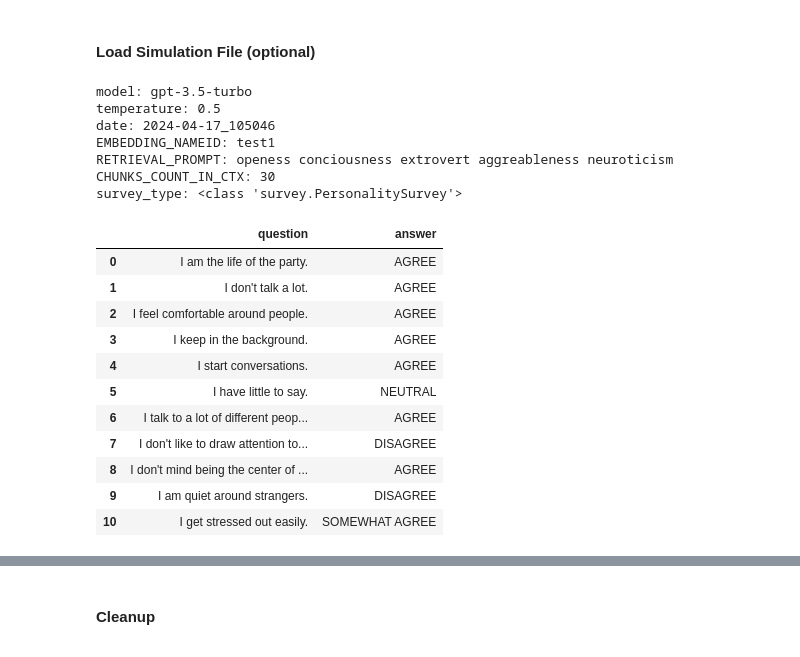
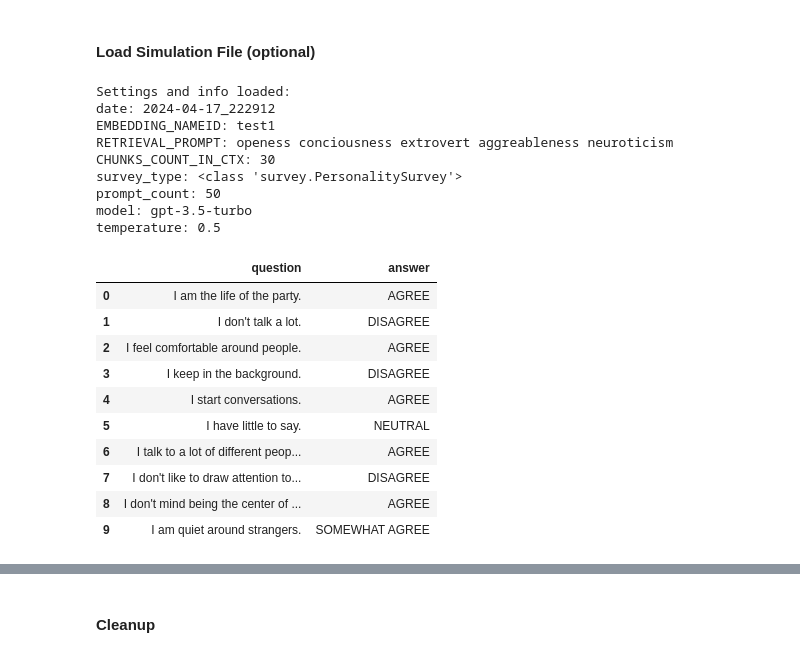
Before and after one commit to Brikas/Thesis, a Jupyter notebook: airidas.ipynb, the cells around one changed output, grey strips where cells are left out. Drawn from its saved outputs; the diff is of its cells as text; code cells hidden in the pictures.

```diff
--- a/airidas.ipynb
+++ b/airidas.ipynb
@@ -283,7 +289,7 @@ final_prompts = []
 for question in surv.questions:
     p = [
         systemMsg(
-            "You are specialized in impersonating people. You will be presented to the subject through explicit datapoints of their digital footprint. In addition, you will deduct their implicit personality traits by shadowing chats between the subject and friends. You will be asked to answer questions from the point of view of the persona. Text below:",
+            "You are specialized in impersonating people. You will be presented to the subject through explicit datapoints of their digital footprint. In addition, you will deduct their implicit tastes by shadowing chats between the subject and friends. You will be asked to answer questions from the point of view of the persona. Text below:",
             "Conversations between persona and friends",
             "\nNEW CONVERSATION:\n".join(chunks_most_similar)
         ),
@@ -291,7 +297,7 @@ for question in surv.questions:
         assistantMsg('I will answer from the point of view of the persona, based on what I could the deduct from the text provided.'),
         # Survey question. With Simulation
         userMsg("\n".join([
-            f"Persona is surveyed about their personality. The persona must choose answer the question below with one of the five options: {', '.join(surv.POSSIBLE_ANSWERS)}. Persona's answer must only contain the chosen option. ",
+            f"Persona is surveyed about their video game survey. The persona must choose answer the question below with one of the given options: {', '.join(surv.POSSIBLE_ANSWERS)}. Persona's answer must only contain the chosen option. ",
             question,
             "The persona chooses: "
         ])),
@@ -299,7 +305,7 @@ for question in surv.questions:
     final_prompts.append(p)
 
 # Report prompt tokens
-total_all_prompt_tokens = 0
+total_all_prompt_tokens = 0 #used elsewhere too
 prompt_tokens_min = 0
 prompt_tokens_max = 0
 for p in final_prompts:
@@ -331,8 +382,8 @@ persona_text = "Favorite video games are Rimworld, Minecraft, Age of Empires, 7
 # %%
 # Run Simulation
 ##################################
-SIMULATION_NAMEID = "run1-airidas-personality"
-LIMIT = 10 # For testing purposes. Set to NONE to run all
+SIMULATION_NAMEID = "run2-airidas-video-game_smaller-context_cv1"
+LIMIT = None # For testing purposes. Set to NONE to run all
 AUTO_INFO = {
     "date": bu.get_timestamp(),
     "EMBEDDING_NAMEID": EMBEDDING_NAMEID,
@@ -340,6 +391,7 @@ AUTO_INFO = {
     "CHUNKS_COUNT_IN_CTX": CHUNKS_COUNT_IN_CTX,
     "survey_type": str(type(surv)),
     "prompt_count": min(len(final_prompts), LIMIT) if LIMIT != None else len(final_prompts),
+    "avg_tokens_in_prompt": round(total_all_prompt_tokens/len(final_prompts)),
 }
 SETTINGS = {
     "model": "gpt-3.5-turbo",
@@ -357,7 +409,7 @@ client = OpenAI(
     api_key=os.environ.get("OPENAI_API_KEY"),
 )
 
-simulations = []
+completions = []
 l = len(final_prompts)
 
 for i, (prompt, question) in enumerate(list(zip(final_prompts, surv.questions))):
@@ -373,13 +425,13 @@ for i, (prompt, question) in enumerate(list(zip(final_prompts, surv.questions)))
     )
     r = full_response.choices[0].message.content
 
-    results.append({'question': question, 'answer': r})
+    completions.append({'question': question, 'answer': r})
 
     print(f"{question}: {r}")
 
 # Save results
-df = pd.DataFrame(results)
+df = pd.DataFrame(completions)
 df.to_csv(f"simulations/{SIMULATION_NAMEID}_simulation.csv", index=False)
-bu.quickJSON(final_prompts, f"simulations/{SIMULATION_NAMEID}_prompts.json")
 bu.quickJSON({"settings": SETTINGS, "info": AUTO_INFO}, f"simulations/{SIMULATION_NAMEID}_info.json")
+bu.quickJSON(final_prompts, f"ignorefolder/simulations/{SIMULATION_NAMEID}_prompts.json")
 # %% [output]
@@ -401,46 +463,50 @@ bu.quickJSON({"settings": SETTINGS, "info": AUTO_INFO}, f"simulations/{SIMULATIO
 # %%
 import pandas as pd
 import json
-SIMULATION_NAMEID = "run1-airidas-personality"
+SIMULATION_NAMEID = "run2-airidas-personality_cv3"
 
 df = pd.read_csv(f'simulations/{SIMULATION_NAMEID}_simulation.csv')
 # df = df.drop(df.columns[0], axis=1) #if loaded from csv, drop the added index col
 
 with open(f'simulations/{SIMULATION_NAMEID}_info.json', 'r') as f:
-    AUTO_INFO = json.load(f)
+    loaded = json.load(f)
+try:
+    AUTO_INFO = loaded["info"]
+    SETTINGS = loaded["settings"]
+    print("Settings and info loaded:")
+    for k, v in AUTO_INFO.items():
+        print(f"{k}: {v}")
+    for k, v in SETTINGS.items():
+        print(f"{k}: {v}")
+except:
+    print("No settings and/or info found")
+
 
 try:
-    for k, v in AUTO_INFO["settings"].items():
-        print(f"{k}: {v}")
-    for k, v in AUTO_INFO["info"].items():
-        print(f"{k}: {v}")
-except:
-    print("No settings or info found")
-
-try:
-    if str(type(surv) != AUTO_INFO["survey_type"]):
+    if str(type(surv)) != AUTO_INFO["survey_type"]:
         print(f"WARNING: surv variable is not of the same type. {str(type(surv))} != {AUTO_INFO['survey_type']}")
 except:
     pass
 
-df
+df.head(n=10)
 # %% [output]
-model: gpt-3.5-turbo
-temperature: 0.5
-date: 2024-04-17_105046
+Settings and info loaded:
+date: 2024-04-17_222912
 EMBEDDING_NAMEID: test1
 RETRIEVAL_PROMPT: openess conciousness extrovert aggreableness neuroticism
 CHUNKS_COUNT_IN_CTX: 30
 survey_type: <class 'survey.PersonalitySurvey'>
+prompt_count: 50
+model: gpt-3.5-turbo
+temperature: 0.5
 |  | question | answer |
 | 0 | I am the life of the party. | AGREE |
-| 1 | I don't talk a lot. | AGREE |
+| 1 | I don't talk a lot. | DISAGREE |
 | 2 | I feel comfortable around people. | AGREE |
-| 3 | I keep in the background. | AGREE |
+| 3 | I keep in the background. | DISAGREE |
 | 4 | I start conversations. | AGREE |
 | 5 | I have little to say. | NEUTRAL |
 | 6 | I talk to a lot of different peop... | AGREE |
 | 7 | I don't like to draw attention to... | DISAGREE |
 | 8 | I don't mind being the center of ... | AGREE |
-| 9 | I am quiet around strangers. | DISAGREE |
-| 10 | I get stressed out easily. | SOMEWHAT AGREE |
+| 9 | I am quiet around strangers. | SOMEWHAT AGREE |
```
Also changed, not shown: parts of 22 cells of this notebook, 49 other files.
